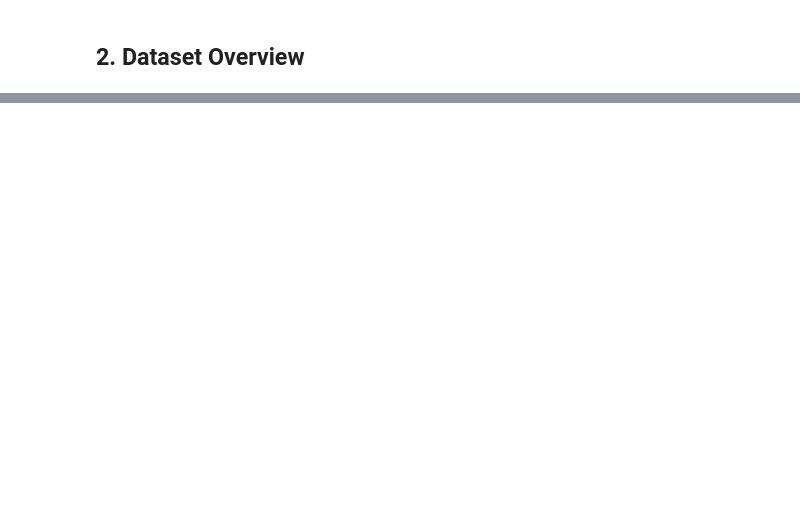
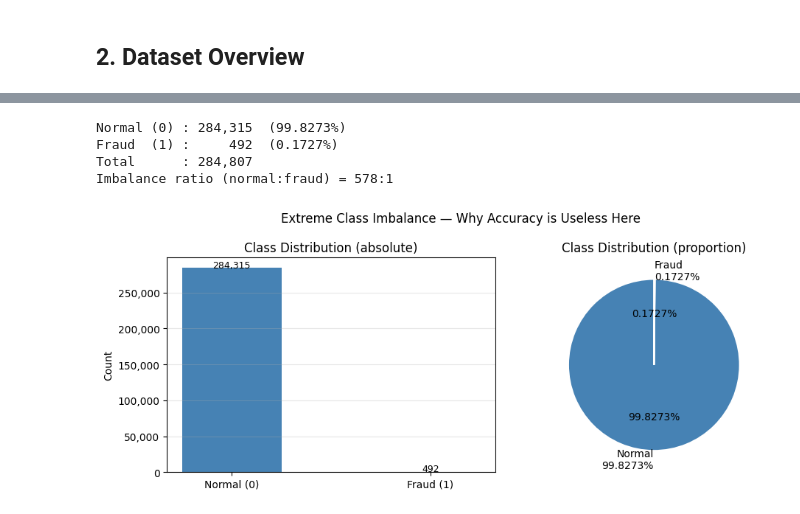
Before and after one commit to Nanokwok/Deep-Loan-Default-VAE, a Jupyter notebook: notebooks/01_eda.ipynb, the cells around one changed output, grey strips where cells are left out. Cells and saved outputs as stored; diff of their text form; code cells hidden in the pictures; blank space fills up the shorter version.

```diff
--- a/notebooks/01_eda.ipynb
+++ b/notebooks/01_eda.ipynb
@@ -13,22 +14,20 @@
 # %%
 import sys, os
-sys.path.append(os.path.join('..'))  # make src/ importable
+sys.path.insert(0, '..')
 
 import numpy as np
 import pandas as pd
 import matplotlib.pyplot as plt
 import matplotlib.ticker as mticker
 import seaborn as sns
-from src.config import (
-    RAW_CSV, TARGET_COL, NORMAL_LABEL, ANOMALY_LABEL,
-    APPLICATION_FEATURES, FIGURES_DIR
-)
 
-os.makedirs(FIGURES_DIR, exist_ok=True)
-sns.set_theme(style='whitegrid', palette='muted')
-pd.set_option('display.max_columns', 50)
-pd.set_option('display.float_format', '{:.2f}'.format)
+import src.config as cfg
 
-print('Imports OK')
-print(f'   Looking for data at: {RAW_CSV}')
+RAW_CSV = cfg.RAW_CSV
+TARGET  = cfg.TARGET_COL   # 'Class'
+
+df = pd.read_csv(RAW_CSV)
+print(f'Shape  : {df.shape}')
+print(f'Columns: {df.columns.tolist()}')
+print(f'Dtypes :\n{df.dtypes.value_counts()}')
 # %% [output]
@@ -235,0 +71,42 @@ Saved → reports/figures/03_feature_distributions.png
+# %%
+counts      = df[TARGET].value_counts().sort_index()
+fraud_rate  = counts[1] / len(df) * 100
+
+print(f'Normal (0) : {counts[0]:>7,}  ({100 - fraud_rate:.4f}%)')
+print(f'Fraud  (1) : {counts[1]:>7,}  ({fraud_rate:.4f}%)')
+print(f'Total      : {len(df):>7,}')
+print(f'Imbalance ratio (normal:fraud) = {counts[0] / counts[1]:.0f}:1')
+
+fig, axes = plt.subplots(1, 2, figsize=(10, 4))
+
+# Bar chart
+ax = axes[0]
+ax.bar(['Normal (0)', 'Fraud (1)'], counts.values,
+       color=['steelblue', 'crimson'], width=0.5)
+ax.set_ylabel('Count')
+ax.set_title('Class Distribution (absolute)')
+ax.yaxis.set_major_formatter(mticker.FuncFormatter(lambda x, _: f'{int(x):,}'))
+for i, v in enumerate(counts.values):
+    ax.text(i, v + 500, f'{v:,}', ha='center', fontsize=9)
+ax.grid(axis='y', alpha=0.3)
+
+# Pie chart
+ax = axes[1]
+ax.pie(counts.values,
+       labels=[f'Normal\n{100-fraud_rate:.4f}%', f'Fraud\n{fraud_rate:.4f}%'],
+       colors=['steelblue', 'crimson'],
+       autopct='%1.4f%%', startangle=90,
+       wedgeprops={'linewidth': 1.5, 'edgecolor': 'white'})
+ax.set_title('Class Distribution (proportion)')
+
+plt.suptitle('Extreme Class Imbalance — Why Accuracy is Useless Here', fontsize=12)
+plt.tight_layout()
+os.makedirs('../reports/figures', exist_ok=True)
+plt.savefig('../reports/figures/class_distribution.png', dpi=150, bbox_inches='tight')
+plt.show()
+# %% [output]
+Normal (0) : 284,315  (99.8273%)
+Fraud  (1) :     492  (0.1727%)
+Total      : 284,807
+Imbalance ratio (normal:fraud) = 578:1
+[figure, added]
```
Also changed, not shown: parts of 36 cells of this notebook, 21 other files.
